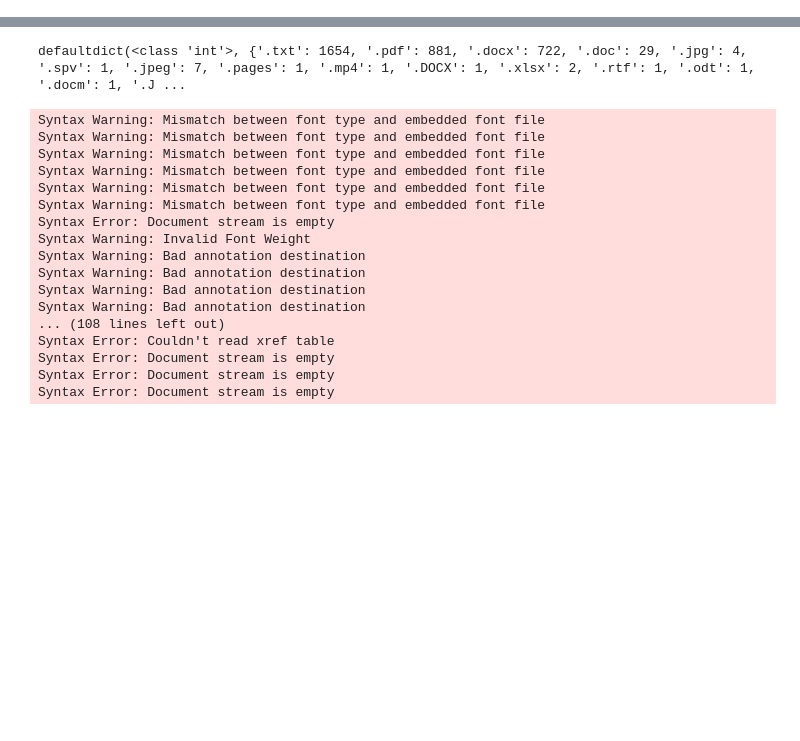
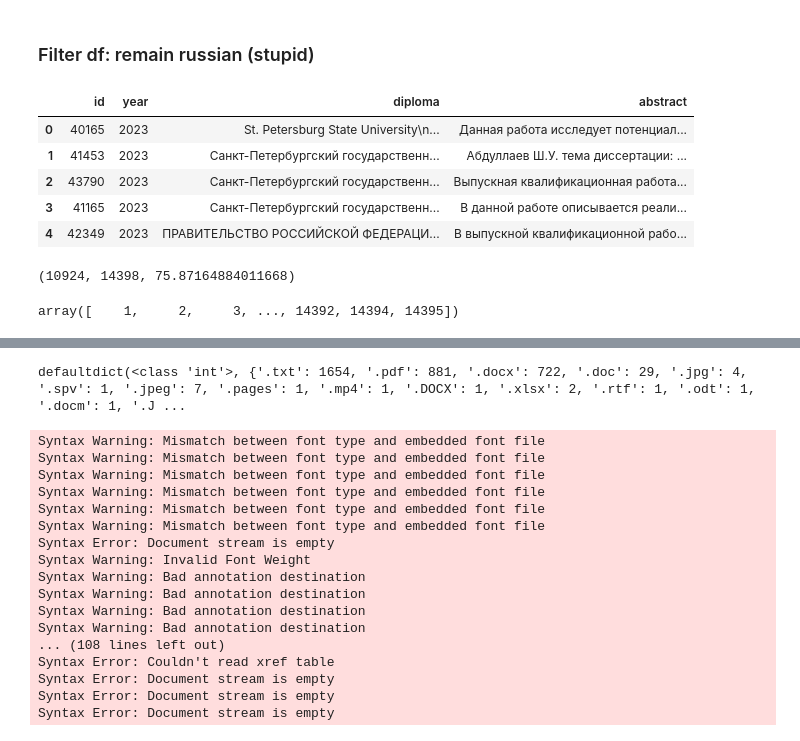
Before and after one commit to DenisovNikita/long_context_LLMs, a Jupyter notebook: src/notebooks/data_collection/process_diplomas.ipynb, the cells around one changed output, grey strips where cells are left out. Cells and saved outputs as stored; diff of their text form; code cells hidden in the pictures; blank space fills up the shorter version.

```diff
--- a/src/notebooks/data_collection/process_diplomas.ipynb
+++ b/src/notebooks/data_collection/process_diplomas.ipynb
@@ -32,0 +100,11 @@ for year in tqdm(years, desc="Years..."):
+# %% [markdown]
+### Filter df: remain russian (stupid)
+# %%
+df[:5]
+# %% [output]
+|  | id | year | diploma | abstract |
+| 0 | 40165 | 2023 | St. Petersburg State University\n... | Данная работа исследует потенциал... |
+| 1 | 41453 | 2023 | Санкт-Петербургский государственн... | Абдуллаев Ш.У. тема диссертации: ... |
+| 2 | 43790 | 2023 | Санкт-Петербургский государственн... | Выпускная квалификационная работа... |
+| 3 | 41165 | 2023 | Санкт-Петербургский государственн... | В данной работе описывается реали... |
+| 4 | 42349 | 2023 | ПРАВИТЕЛЬСТВО РОССИЙСКОЙ ФЕДЕРАЦИ... | В выпускной квалификационной рабо... |
@@ -32,0 +117,8 @@ for year in tqdm(years, desc="Years..."):
+# %%
+sum(mask), len(mask), sum(mask) / len(mask) * 100
+# %% [output]
+(10924, 14398, 75.87164884011668)
+# %%
+np.where(mask)[0]
+# %% [output]
+array([    1,     2,     3, ..., 14392, 14394, 14395])
```
Also changed, not shown: parts of 25 cells of this notebook, 6 other files.
